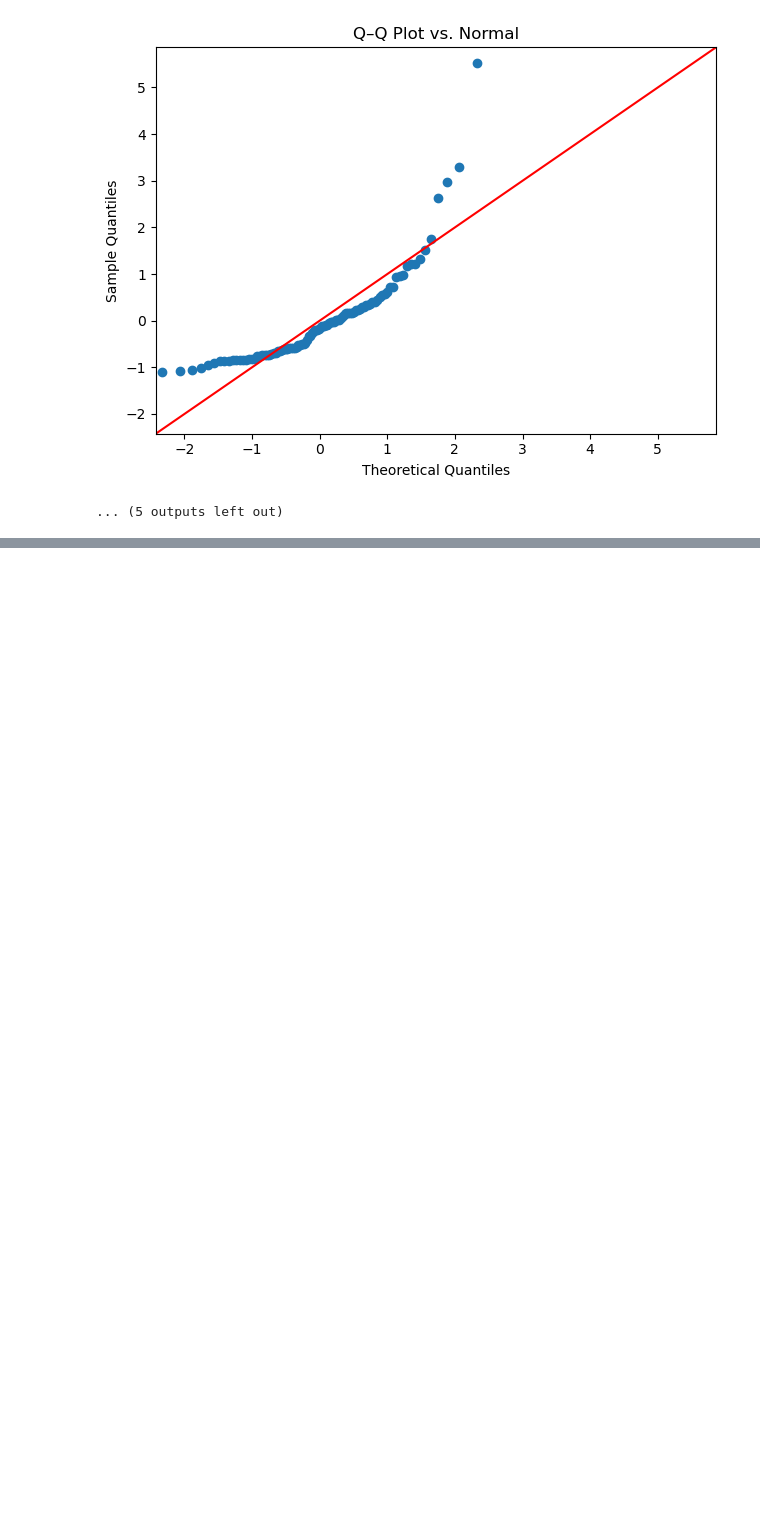
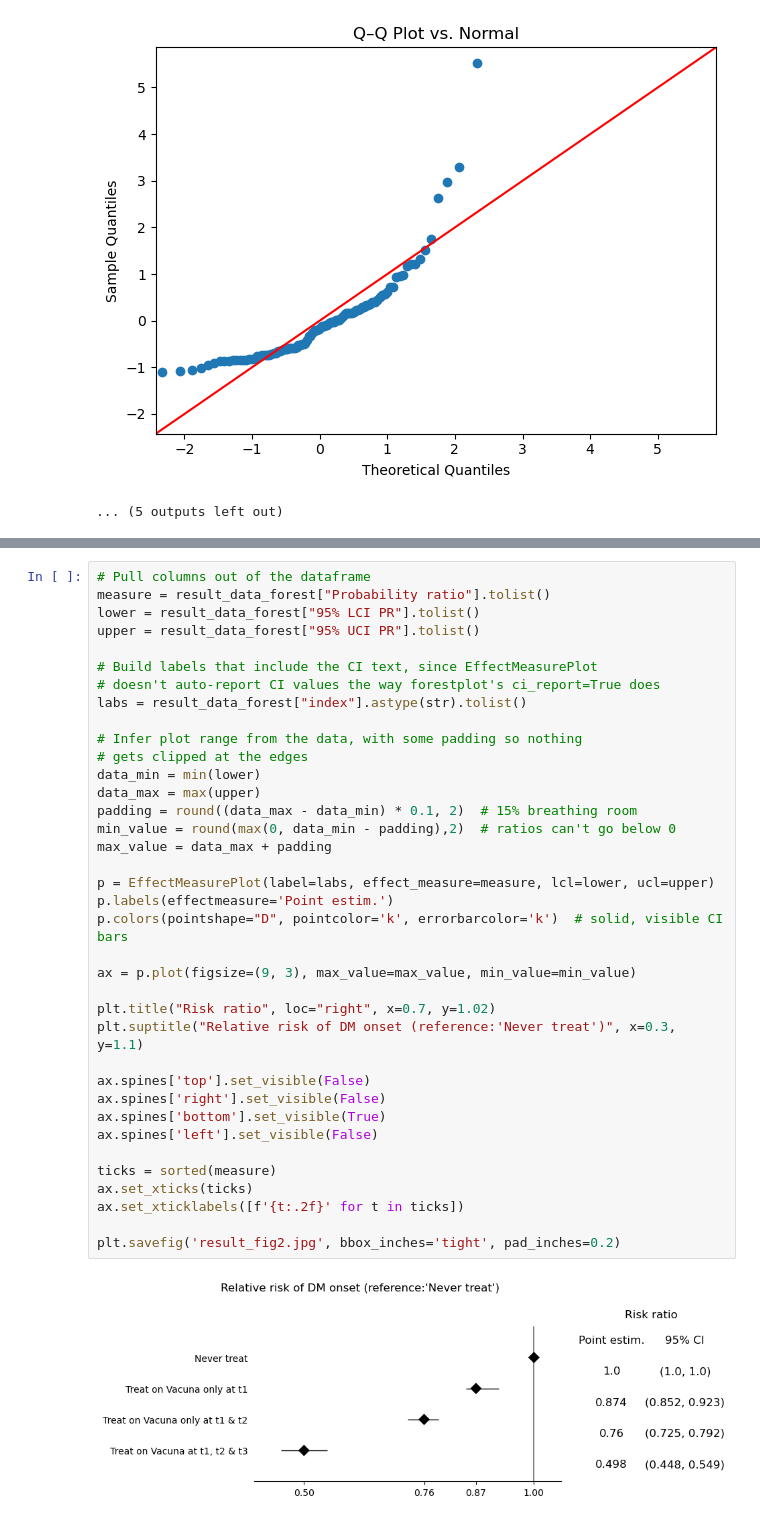
Before and after one commit to BorjaGIH/CovidVax_DM, a Jupyter notebook: 5_postprocess.ipynb, the cells around one changed output, grey strips where cells are left out. Saved outputs shown, nothing was run; the diff lists cells and outputs as text; blank space fills up the shorter version.

```diff
--- a/5_postprocess.ipynb
+++ b/5_postprocess.ipynb
@@ -318,0 +385,39 @@ Sample size: 100
+# %%
+# Pull columns out of the dataframe
+measure = result_data_forest["Probability ratio"].tolist()
+lower = result_data_forest["95% LCI PR"].tolist()
+upper = result_data_forest["95% UCI PR"].tolist()
+
+# Build labels that include the CI text, since EffectMeasurePlot
+# doesn't auto-report CI values the way forestplot's ci_report=True does
+labs = result_data_forest["index"].astype(str).tolist()
+
+# Infer plot range from the data, with some padding so nothing
+# gets clipped at the edges
+data_min = min(lower)
+data_max = max(upper)
+padding = round((data_max - data_min) * 0.1, 2)  # 15% breathing room
+min_value = round(max(0, data_min - padding),2)  # ratios can't go below 0
+max_value = data_max + padding
+
+p = EffectMeasurePlot(label=labs, effect_measure=measure, lcl=lower, ucl=upper)
+p.labels(effectmeasure='Point estim.')
+p.colors(pointshape="D", pointcolor='k', errorbarcolor='k')  # solid, visible CI bars
+
+ax = p.plot(figsize=(9, 3), max_value=max_value, min_value=min_value)
+
+plt.title("Risk ratio", loc="right", x=0.7, y=1.02)
+plt.suptitle("Relative risk of DM onset (reference:'Never treat')", x=0.3, y=1.1)
+
+ax.spines['top'].set_visible(False)
+ax.spines['right'].set_visible(False)
+ax.spines['bottom'].set_visible(True)
+ax.spines['left'].set_visible(False)
+
+ticks = sorted(measure)
+ax.set_xticks(ticks)
+ax.set_xticklabels([f'{t:.2f}' for t in ticks])
+
+plt.savefig('result_fig2.jpg', bbox_inches='tight', pad_inches=0.2)
+# %% [output]
+[figure, added]
```
Also changed, not shown: parts of 12 cells of this notebook, 2 other files.
